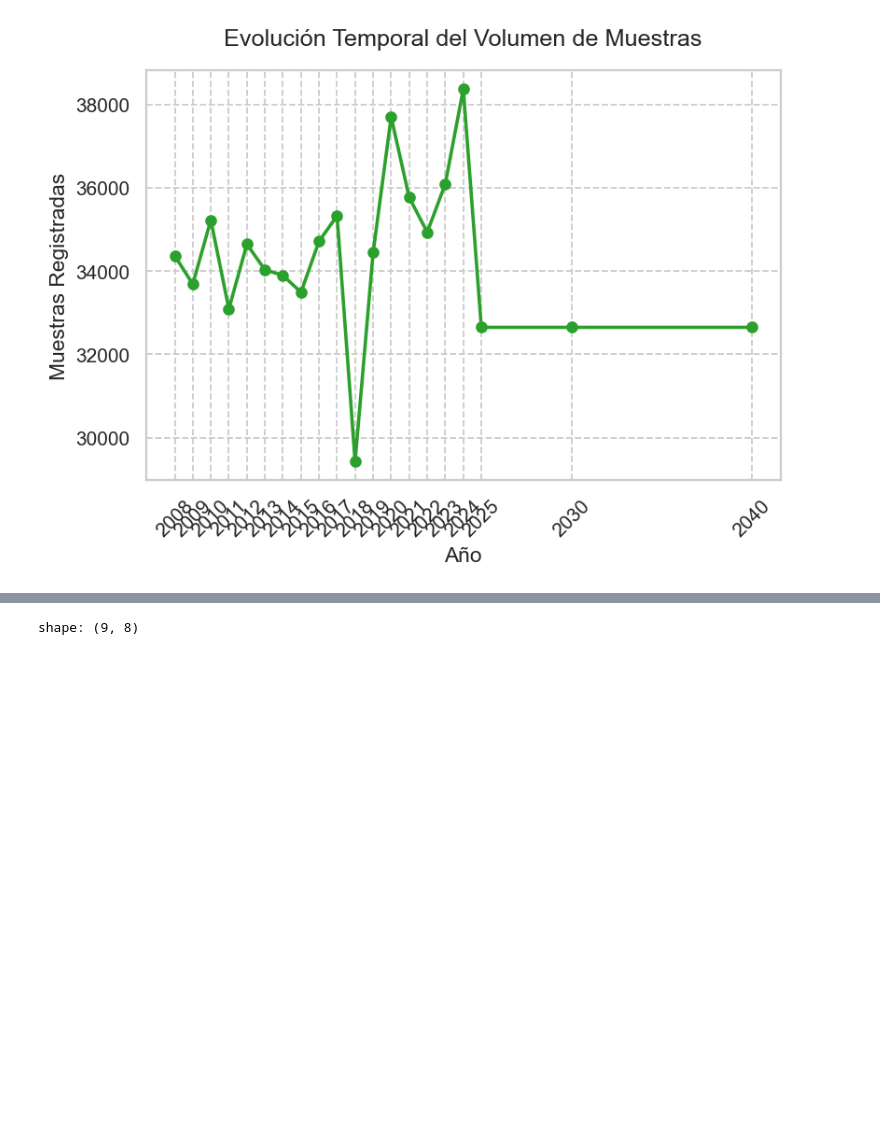
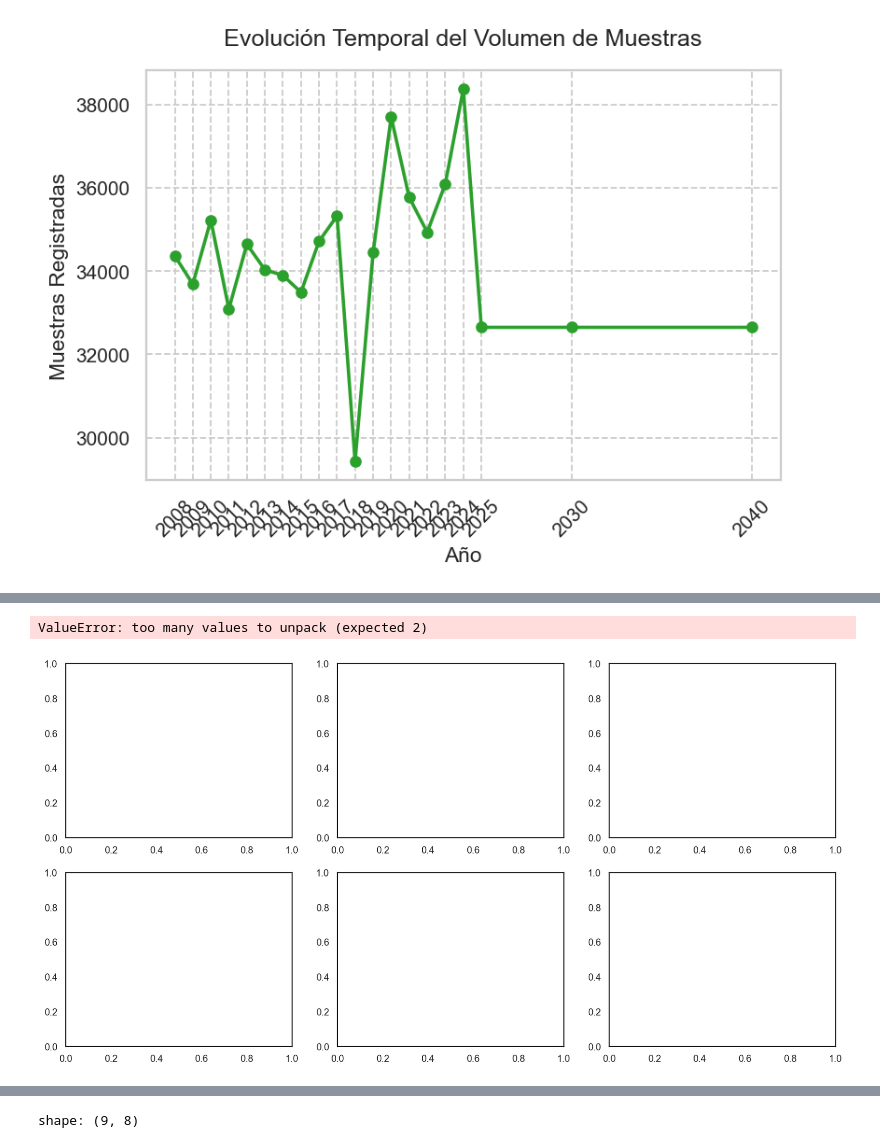
Before and after one commit to lesliemosquera96-netizen/TFM_Recomendador_cultivos, a Jupyter notebook: src/EDA/EDA.ipynb, the cells around one changed output, grey strips where cells are left out. Drawn from its saved outputs; the diff is of its cells as text; code cells hidden in the pictures; blank space fills up the shorter version.

```diff
--- a/src/EDA/EDA.ipynb
+++ b/src/EDA/EDA.ipynb
@@ -422,0 +572,18 @@ shape: (20, 2)
+# %%
+# Filtramos cuáles variables del diccionario de utils existen en las columnas reales
+clima = [c for c in HIST_CLIM_VARS if c in df_hist.columns]
+
+# Calculamos las estadísticas descriptivas vectorizadas en Polars
+stats = df_hist.select(clima).describe()
+
+# Creación de un diccionario de renombre dinámico
+mapa_nombres = {
+    col: f"{meta['name']} ({meta['unit']})"
+    for col, meta in HIST_CLIM_VARS.items() if col in stats.columns
+}
+
+# Renombramos las columnas de la tabla de estadísticas de golpe
+stats = stats.rename(mapa_nombres)
+
+with pl.Config(tbl_cols=-1, float_precision=2):
+    display(stats)
@@ -422,0 +603,24 @@ shape: (20, 2)
+# %%
+# Histogramas con KDE
+fig, axes = plt.subplots(2, 3, figsize=(16, 8))
+axes = axes.flatten()
+colors = sns.color_palette('husl', len(clima))
+
+for i, col in enumerate(clima):
+    ax   = axes[i]
+    data = df_hist[col].drop_nulls().to_numpy()
+    label, unit = mapa_nombres[col]
+    ax.hist(data, bins=60, color=colors[i], alpha=0.75, edgecolor='white', lw=0.3)
+    ax.axvline(float(df_hist[col].median()), color='black', lw=1.5,
+               linestyle='--', label=f'Mediana: {float(df_hist[col].median()):.1f}')
+    ax.set_title(f'{label} ({unit})', fontweight='bold', fontsize=10)
+    ax.legend(fontsize=8)
+
+plt.suptitle('Distribucion de variables climaticas historicas (2008-2025)',
+             fontsize=13, fontweight='bold', y=1.01)
+plt.tight_layout()
+plt.savefig(os.path.join(OUTPUT_DIR,'06_hist_clima.png'), bbox_inches='tight')
+plt.show()
+# %% [output]
+ValueError: too many values to unpack (expected 2)
+[figure, added]
```
Also changed, not shown: parts of 22 cells of this notebook.
